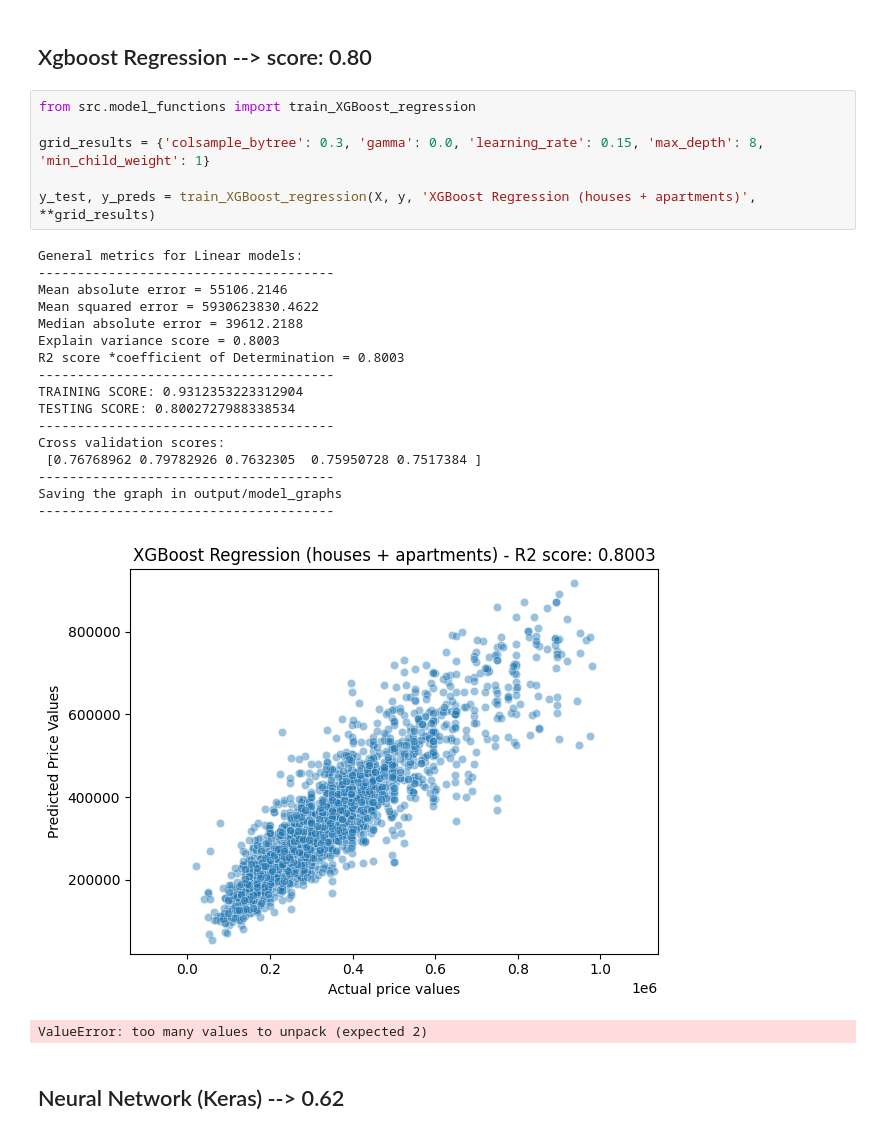
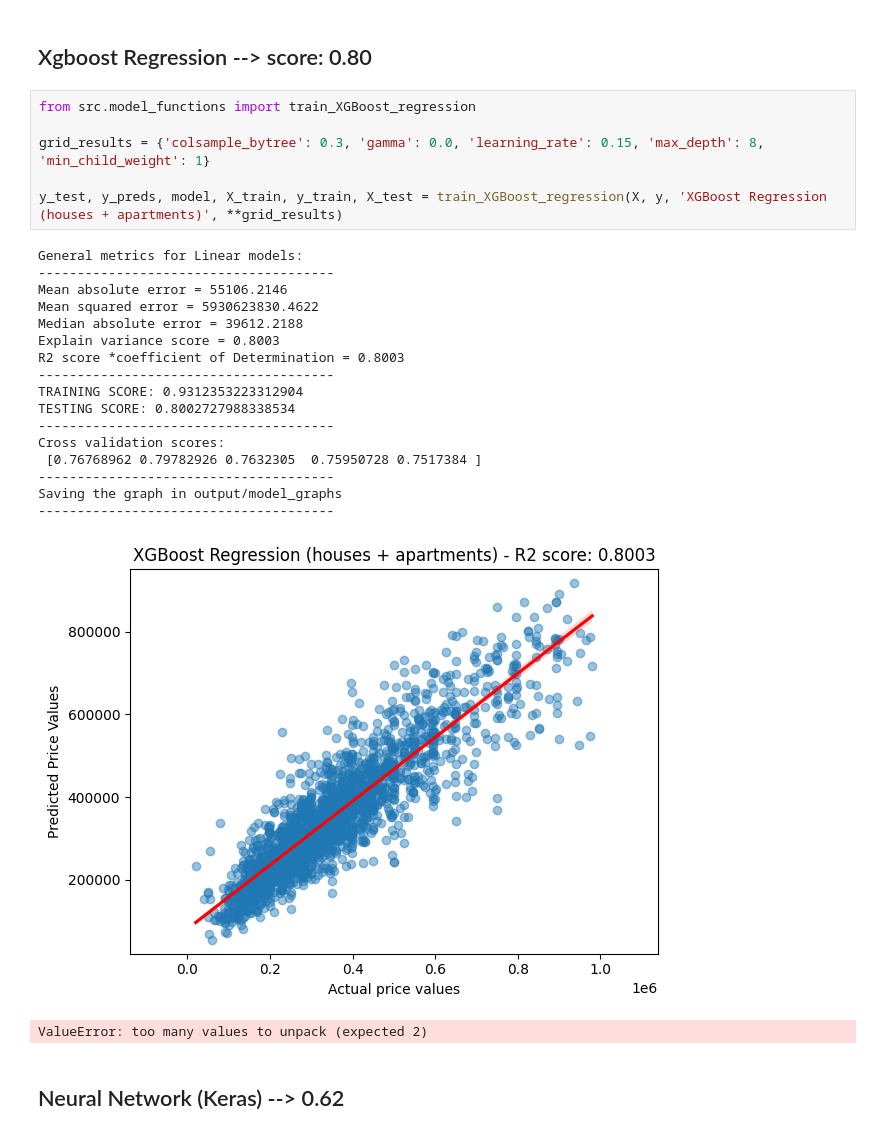
Before and after one commit to nikolaaswillaert/ImmoElizaDataAnalysis, a Jupyter notebook: model_exploration.ipynb, the cells around one changed output. Saved outputs shown, nothing was run; the diff lists cells and outputs as text.

Commit message:
added new graphs

```diff
--- a/model_exploration.ipynb
+++ b/model_exploration.ipynb
@@ -392,27 +398,27 @@ Saving the graph in output/model_graphs
 # %%
 from src.model_functions import train_XGBoost_regression
 
 grid_results = {'colsample_bytree': 0.3, 'gamma': 0.0, 'learning_rate': 0.15, 'max_depth': 8, 'min_child_weight': 1}
 
-y_test, y_preds = train_XGBoost_regression(X, y, 'XGBoost Regression (houses + apartments)', **grid_results)
+y_test, y_preds, model, X_train, y_train, X_test = train_XGBoost_regression(X, y, 'XGBoost Regression (houses + apartments)', **grid_results)
 # %% [output]
 General metrics for Linear models:
 --------------------------------------
 Mean absolute error = 55106.2146
 Mean squared error = 5930623830.4622
 Median absolute error = 39612.2188
 Explain variance score = 0.8003
 R2 score *coefficient of Determination = 0.8003
 --------------------------------------
 TRAINING SCORE: 0.9312353223312904
 TESTING SCORE: 0.8002727988338534
 --------------------------------------
 Cross validation scores:
  [0.76768962 0.79782926 0.7632305  0.75950728 0.7517384 ]
 --------------------------------------
 Saving the graph in output/model_graphs
 --------------------------------------
-[figure, old version]
+[figure, new version]
 ValueError: too many values to unpack (expected 2)
 # %% [markdown]
 ## Neural Network (Keras) --> 0.62
```
Also changed, not shown: parts of 7 cells of this notebook, 27 other files.
